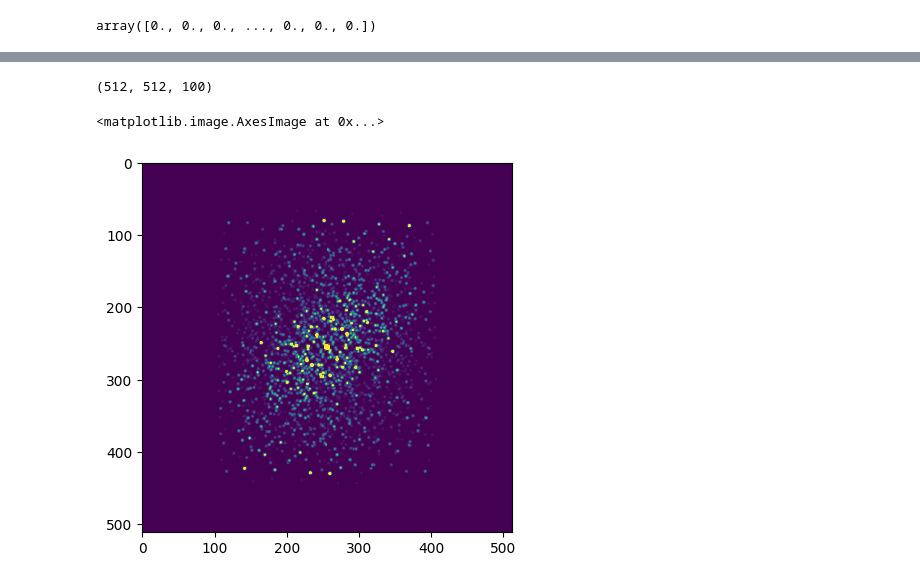
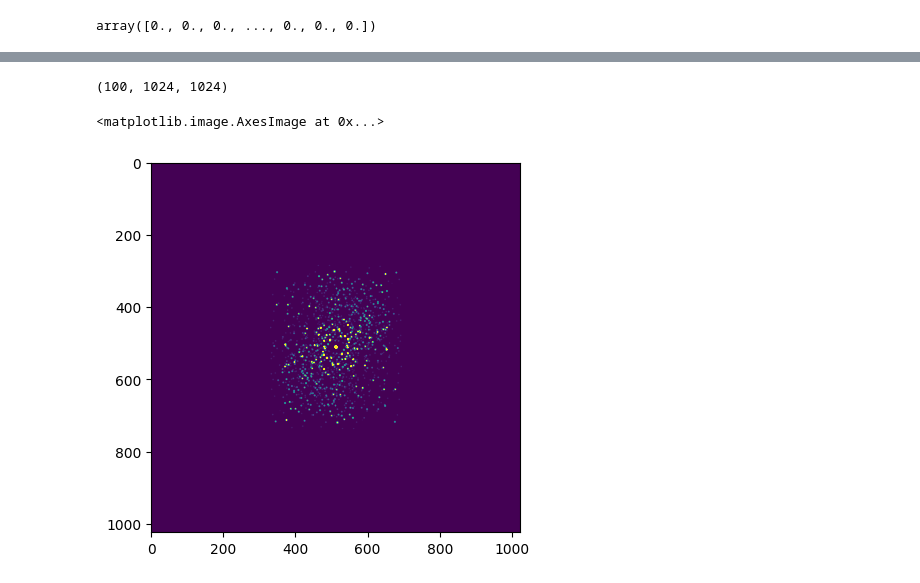
Before and after one commit to peijin94/FastMediumWell, a Jupyter notebook: griddingTest.ipynb, the cells around one changed output, grey strips where cells are left out. Cells and saved outputs as stored; diff of their text form; code cells hidden in the pictures.

```diff
--- a/griddingTest.ipynb
+++ b/griddingTest.ipynb
@@ -42,8 +42,8 @@ v_inp = uvw_this_scan[1,:]
 I_real = stokes_I_this_scan.real
 I_imag = stokes_I_this_scan.imag
 
-image_size = 256
-cell =  150 # asec
+image_size = 512
+cell =  90 # asec
 
 nx = np.int32(2*image_size)
 n_offset = np.int32((nx-image_size)/2)
@@ -192,9 +188,14 @@ new_d_grd_3d = d_grd_3d+ cupy.flip(cupy.flip(cupy.conjugate(d_grd_3d),axis=1), a
 # %%
 d_grd_3d.shape
 # %% [output]
-(512, 512, 100)
+(100, 1024, 1024)
+# %%
+new_d_grd_3d = d_grd_3d
+new_d_grd_3d[cupy.abs(d_grd_3d)==0]=cupy.flip(
+    cupy.flip(cupy.conjugate(d_grd_3d),axis=1),
+    axis=2)[cupy.abs(d_grd_3d)==0]
 # %%
-plt.imshow(np.abs(new_d_grd_3d[0,:,:]).get(),vmax=1e8)
+plt.imshow(np.abs(new_d_grd_3d[9,:,:]).get(),vmax=1e6)
 # %% [output]
 <matplotlib.image.AxesImage at 0x...>
-[figure, old version]
+[figure, new version]
```
Also changed, not shown: parts of 14 cells of this notebook, 1 other file.
